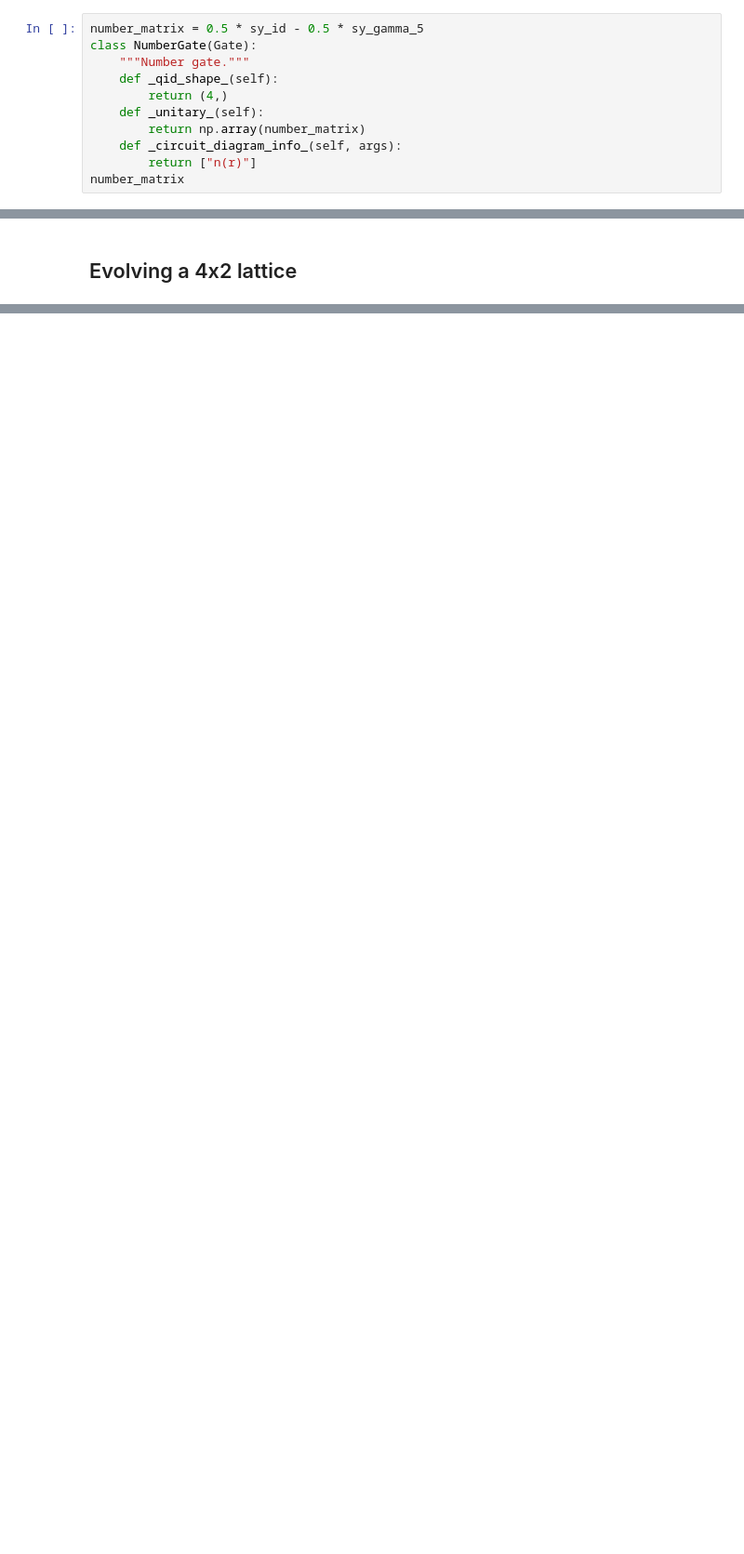
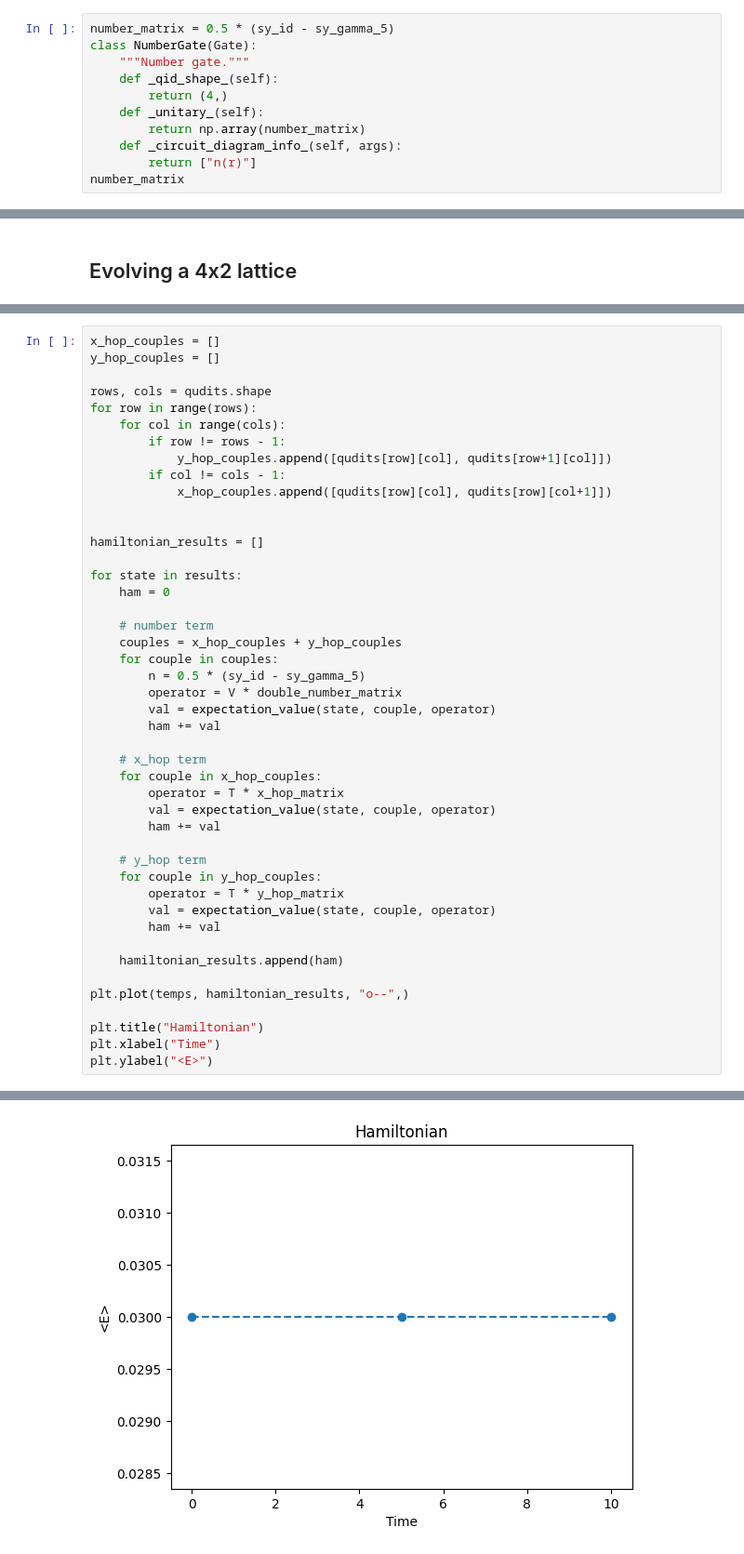
Before and after one commit to rodolfocarobene/qudit_simulations, a Jupyter notebook: notebooks/tv_model.ipynb, the cells around one changed output, grey strips where cells are left out. Shown: that part at 93% size. Cells and saved outputs as stored; diff of their text form; blank space fills up the shorter version.

```diff
--- a/notebooks/tv_model.ipynb
+++ b/notebooks/tv_model.ipynb
@@ -56,7 +56,7 @@ $\displaystyle \left[\begin{array}{cccccccccccccccc}0 & 0 & 0 & 0 & 0 & 0 & 0 &
 
 $n_i = \frac{1}{2} - \frac{1}{2}\tilde \Gamma_i$
 # %%
-number_matrix = 0.5 * sy_id - 0.5 * sy_gamma_5
+number_matrix = 0.5 * (sy_id - sy_gamma_5)
 class NumberGate(Gate):
     """Number gate."""
     def _qid_shape_(self):
@@ -426,0 +376,46 @@ plt.legend()
+# %%
+x_hop_couples = []
+y_hop_couples = []
+
+rows, cols = qudits.shape
+for row in range(rows):
+    for col in range(cols):
+        if row != rows - 1:
+            y_hop_couples.append([qudits[row][col], qudits[row+1][col]])
+        if col != cols - 1:
+            x_hop_couples.append([qudits[row][col], qudits[row][col+1]])
+
+
+hamiltonian_results = []
+
+for state in results:
+    ham = 0
+
+    # number term
+    couples = x_hop_couples + y_hop_couples
+    for couple in couples:
+        n = 0.5 * (sy_id - sy_gamma_5)
+        operator = V * double_number_matrix
+        val = expectation_value(state, couple, operator)
+        ham += val
+
+    # x_hop term
+    for couple in x_hop_couples:
+        operator = T * x_hop_matrix
+        val = expectation_value(state, couple, operator)
+        ham += val
+
+    # y_hop term
+    for couple in y_hop_couples:
+        operator = T * y_hop_matrix
+        val = expectation_value(state, couple, operator)
+        ham += val
+
+    hamiltonian_results.append(ham)
+
+plt.plot(temps, hamiltonian_results, "o--",)
+
+plt.title("Hamiltonian")
+plt.xlabel("Time")
+plt.ylabel("<E>")
+# %% [output]
@@ -426,0 +423 @@ plt.legend()
+[figure, added]
```
Also changed, not shown: parts of 17 cells of this notebook, 2 other files.
